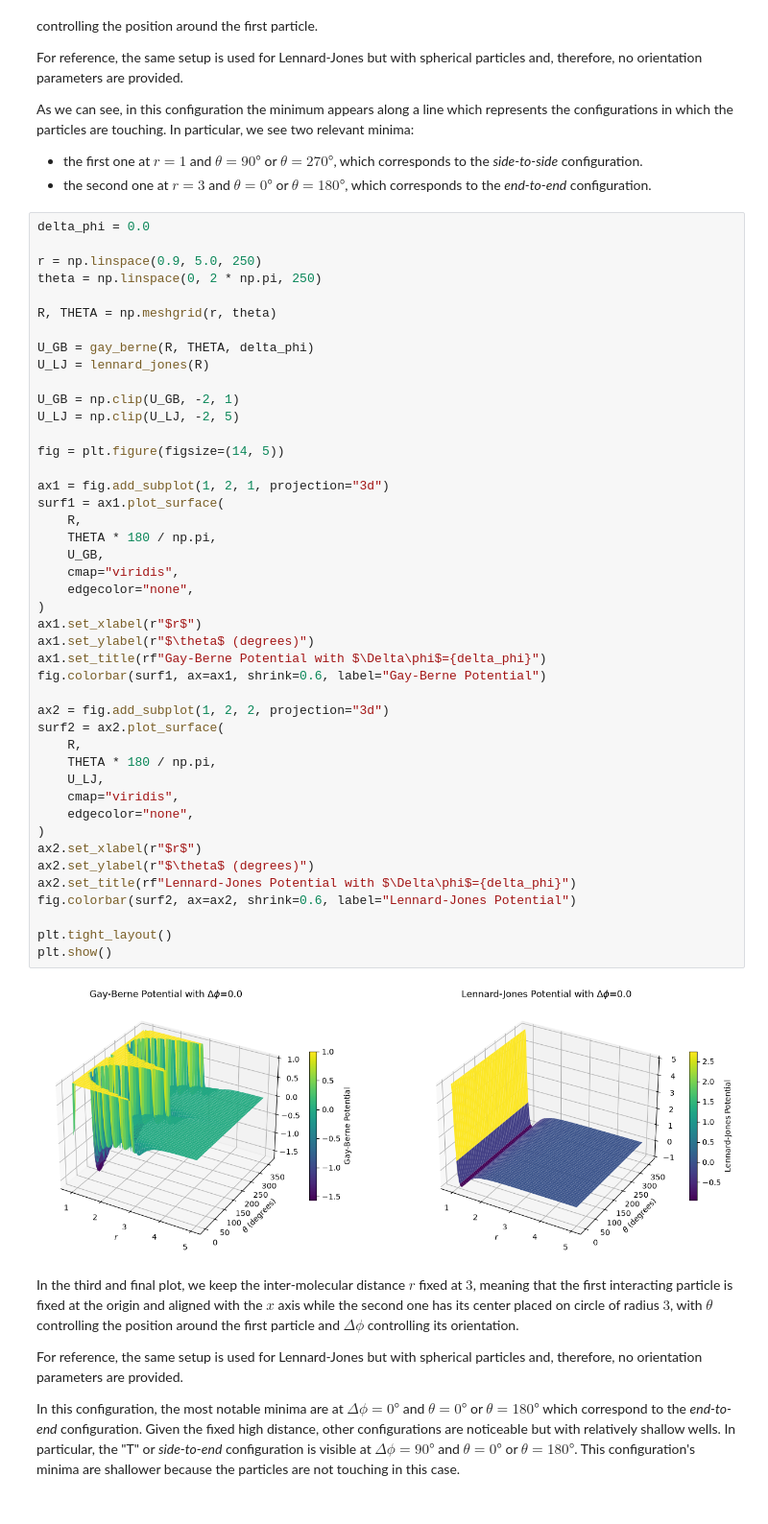
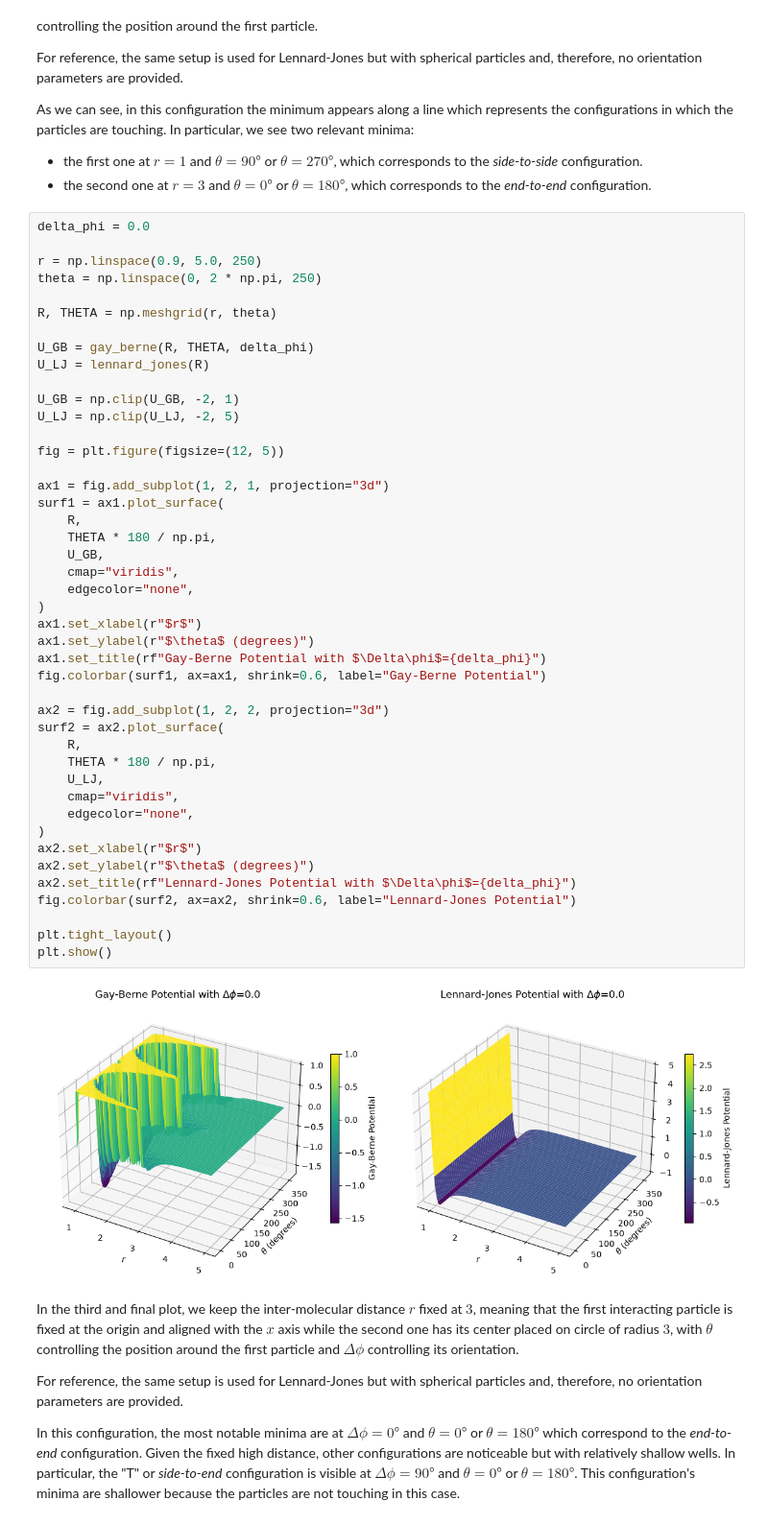
Before and after one commit to Ledmington/Interatomic_Potentials, a Jupyter notebook: main.ipynb, the cells around one changed output. Shown at 96% size. Saved outputs shown, nothing was run; the diff lists cells and outputs as text.

```diff
--- a/main.ipynb
+++ b/main.ipynb
@@ -276,38 +275,38 @@ U_LJ = lennard_jones(R)
 U_GB = np.clip(U_GB, -2, 1)
 U_LJ = np.clip(U_LJ, -2, 5)
 
-fig = plt.figure(figsize=(14, 5))
+fig = plt.figure(figsize=(12, 5))
 
 ax1 = fig.add_subplot(1, 2, 1, projection="3d")
 surf1 = ax1.plot_surface(
     R,
     THETA * 180 / np.pi,
     U_GB,
     cmap="viridis",
     edgecolor="none",
 )
 ax1.set_xlabel(r"$r$")
 ax1.set_ylabel(r"$\theta$ (degrees)")
 ax1.set_title(rf"Gay-Berne Potential with $\Delta\phi$={delta_phi}")
 fig.colorbar(surf1, ax=ax1, shrink=0.6, label="Gay-Berne Potential")
 
 ax2 = fig.add_subplot(1, 2, 2, projection="3d")
 surf2 = ax2.plot_surface(
     R,
     THETA * 180 / np.pi,
     U_LJ,
     cmap="viridis",
     edgecolor="none",
 )
 ax2.set_xlabel(r"$r$")
 ax2.set_ylabel(r"$\theta$ (degrees)")
 ax2.set_title(rf"Lennard-Jones Potential with $\Delta\phi$={delta_phi}")
 fig.colorbar(surf2, ax=ax2, shrink=0.6, label="Lennard-Jones Potential")
 
 plt.tight_layout()
 plt.show()
 # %% [output]
-[figure, old version]
+[figure, new version]
 # %% [markdown]
 In the third and final plot, we keep the inter-molecular distance $ r $ fixed at $ 3 $, meaning that the first interacting particle is fixed at the origin and aligned with the $ x $ axis while the second one has its center placed on circle of radius $ 3 $, with $ \theta $ controlling the position around the first particle and $ \Delta\phi $ controlling its orientation.
 
```
Also changed, not shown: parts of 6 cells of this notebook.
